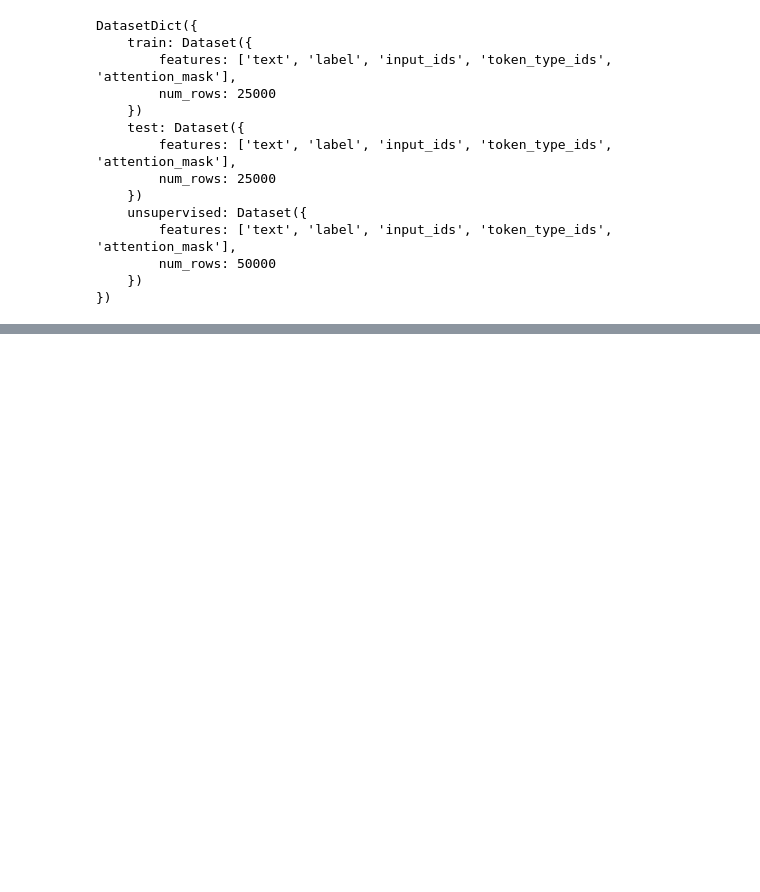
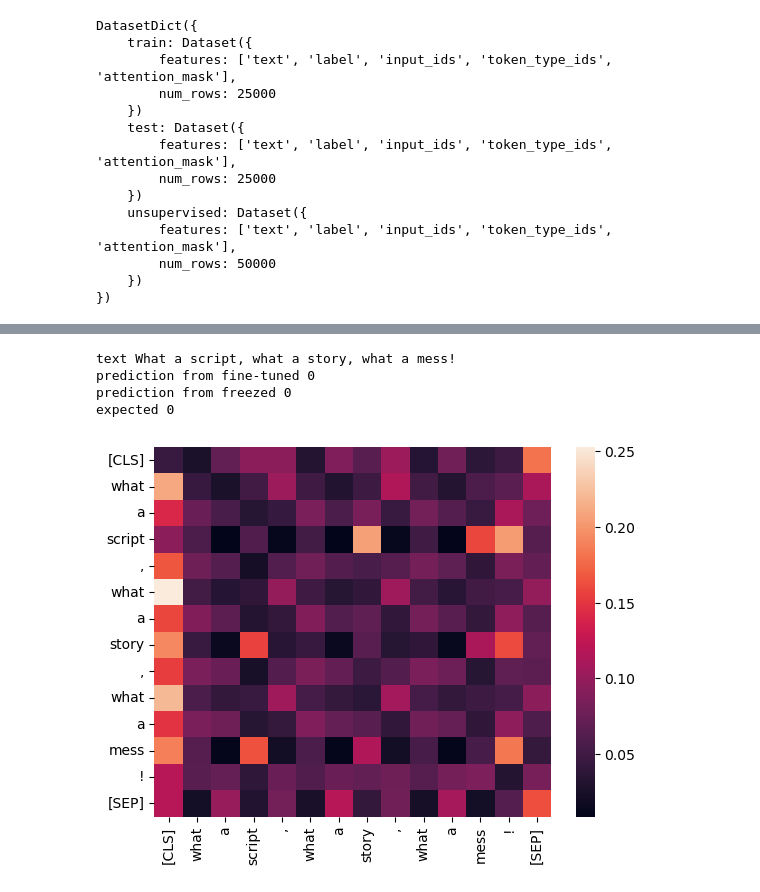
Before and after one commit to matv864/AI_work, a Jupyter notebook: machine/lab1/main.ipynb, the cells around one changed output, grey strips where cells are left out. Drawn from its saved outputs; the diff is of its cells as text; code cells hidden in the pictures; blank space fills up the shorter version.

```diff
--- a/machine/lab1/main.ipynb
+++ b/machine/lab1/main.ipynb
@@ -244,0 +282,8 @@ plt.show()
+# %%
+demonstrate(samples[1]["text"], samples[1]["label"])
+# %% [output]
+text What a script, what a story, what a mess!
+prediction from fine-tuned 0
+prediction from freezed 0
+expected 0
+[figure, added]
```
Also changed, not shown: parts of 12 cells of this notebook.
